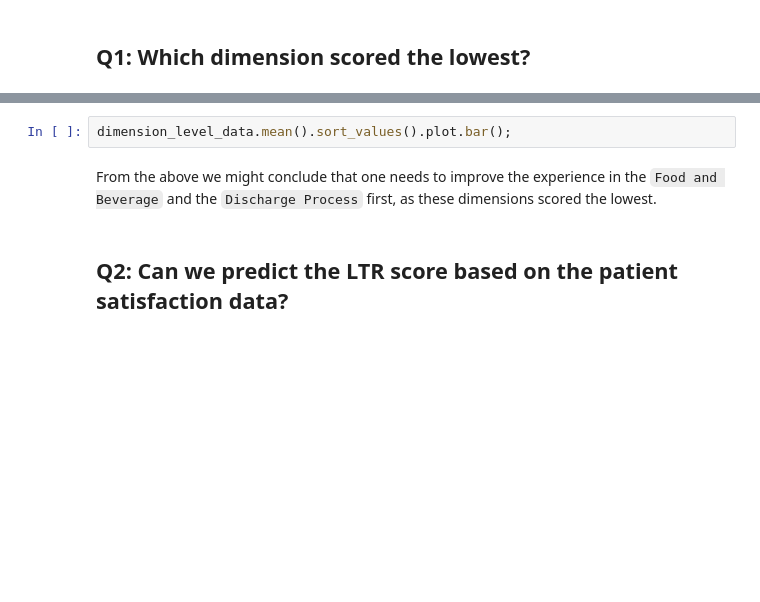
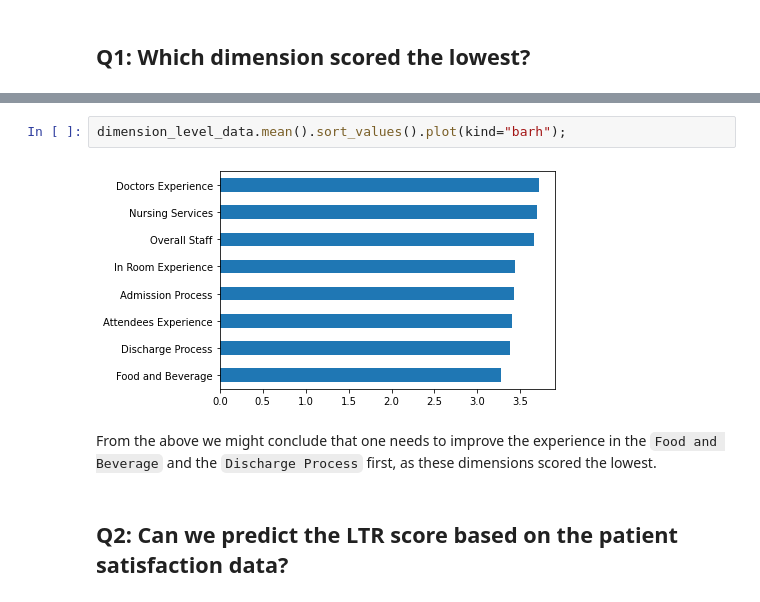
Before and after one commit to gchlebus/explainable-ml-talk, a Jupyter notebook: notebooks/patient-experience-data.ipynb, the cells around one changed output, grey strips where cells are left out. Drawn from its saved outputs; the diff is of its cells as text; blank space fills up the shorter version.

```diff
--- a/notebooks/patient-experience-data.ipynb
+++ b/notebooks/patient-experience-data.ipynb
@@ -159,5 +201,7 @@ dimension_level_data.mean().sort_values(ascending=True)
 # %%
-dimension_level_data.mean().sort_values().plot.bar();
+dimension_level_data.mean().sort_values().plot(kind="barh");
+# %% [output]
+[figure, added]
 # %% [markdown]
 From the above we might conclude that one needs to improve the experience in the `Food and Beverage` and the `Discharge Process` first, as these dimensions scored the lowest.
 # %% [markdown]
```
Also changed, not shown: parts of 34 cells of this notebook, 1 other file.
